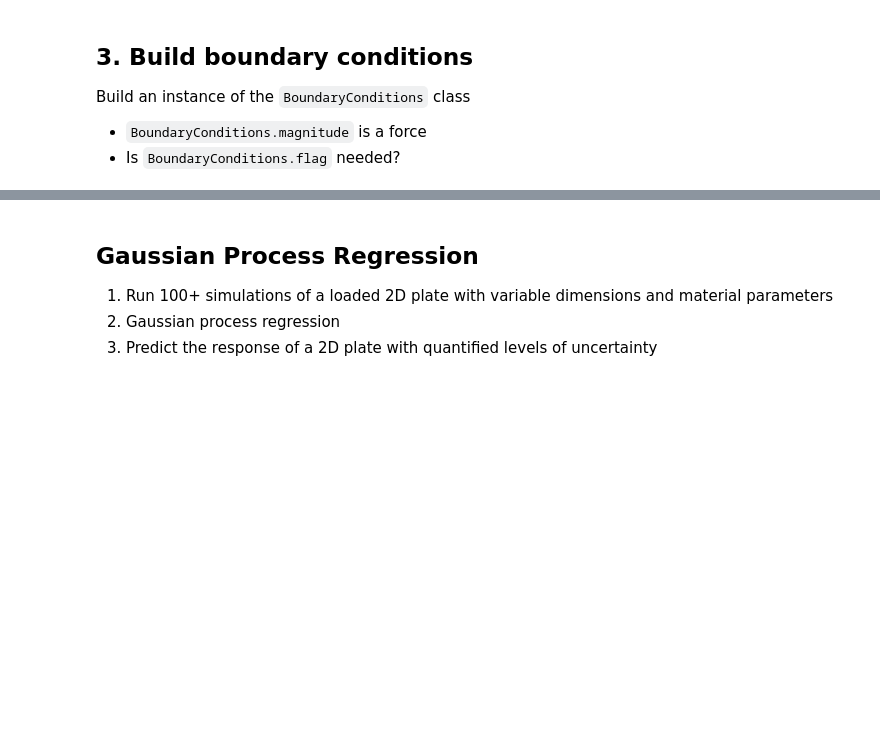
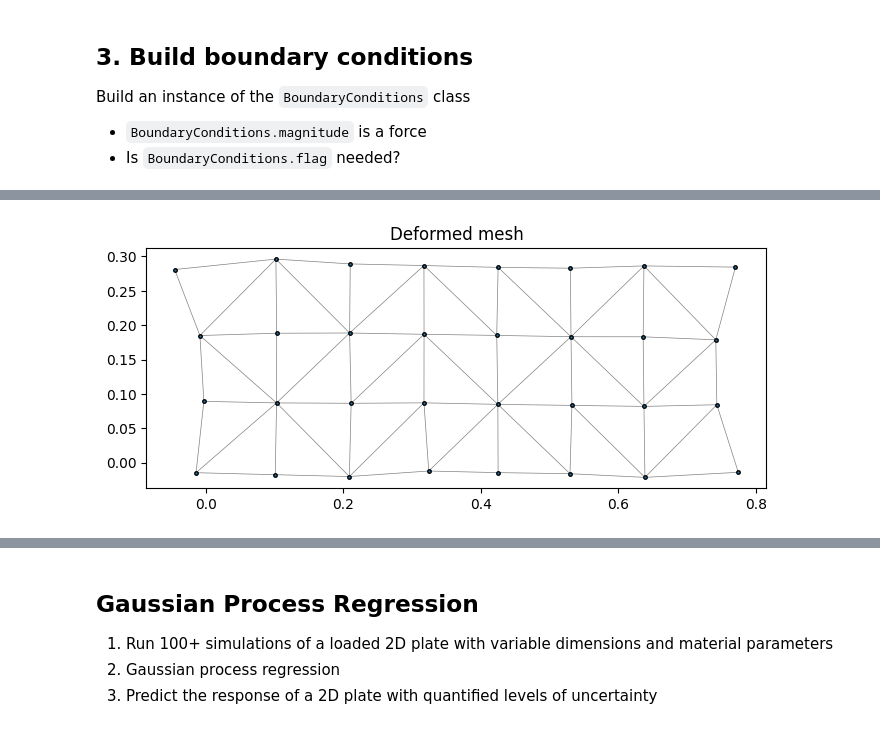
Before and after one commit to mark-hobbs/simplefea, a Jupyter notebook: 2d-plate-example.ipynb, the cells around one changed output, grey strips where cells are left out. Saved outputs shown, nothing was run; the diff lists cells and outputs as text; code cells hidden in the pictures; blank space fills up the shorter version.

```diff
--- a/2d-plate-example.ipynb
+++ b/2d-plate-example.ipynb
@@ -193 +217,6 @@ plt.spy(plate.K.K)
+# %%
+plate.solve()
+plate.plot_solution(dsf=100)
+# %% [output]
+[figure, added]
 # %%
```
Also changed, not shown: parts of 14 cells of this notebook, 1 other file.
